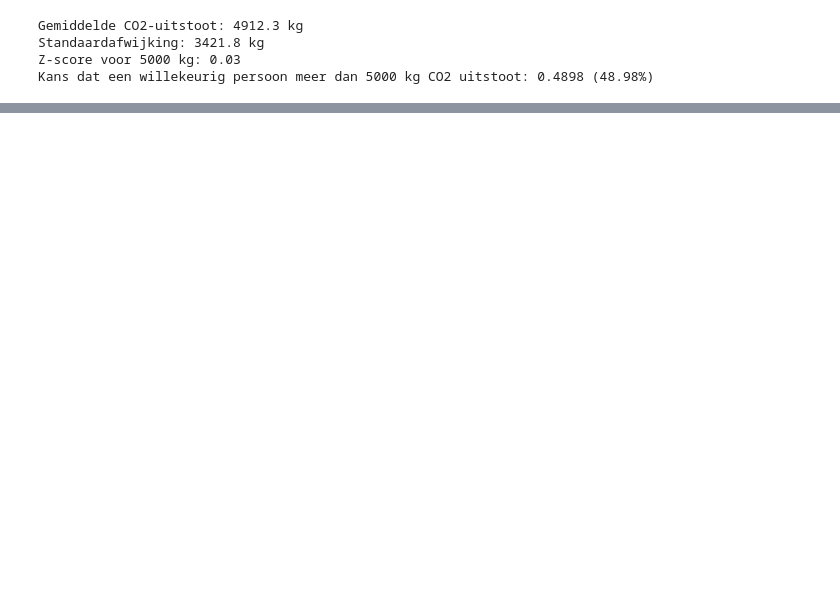
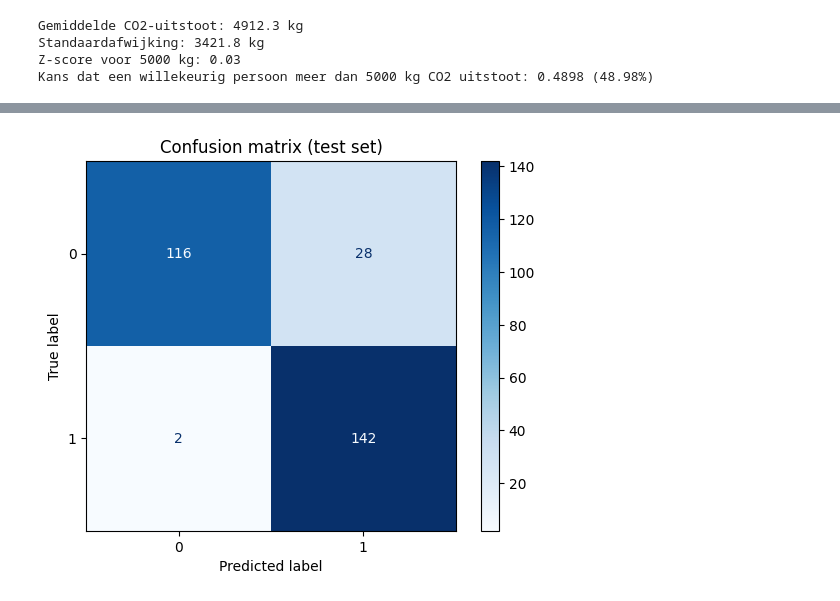
Before and after one commit to rabpie/portfolio_wis, a Jupyter notebook: Untitled-1.ipynb, the cells around one changed output, grey strips where cells are left out. Drawn from its saved outputs; the diff is of its cells as text; code cells hidden in the pictures; blank space fills up the shorter version.

```diff
--- a/Untitled-1.ipynb
+++ b/Untitled-1.ipynb
@@ -228,0 +776,78 @@ Kans dat een willekeurig persoon meer dan 5000 kg CO2 uitstoot: 0.4898 (48.98%)
+# %%
+# CLASSIFICATIE: train model op binaire target met alleen top-5 features
+from sklearn.model_selection import train_test_split, cross_val_score
+from sklearn.linear_model import LogisticRegression
+from sklearn.preprocessing import OneHotEncoder, StandardScaler
+from sklearn.compose import ColumnTransformer
+from sklearn.pipeline import Pipeline
+from sklearn.metrics import accuracy_score, precision_score, recall_score, f1_score, classification_report, roc_auc_score, ConfusionMatrixDisplay
+import matplotlib.pyplot as plt
+import numpy as np
+
+# Selecteer top-5 originele features (zorg dat variabele bestaat)
+try:
+    features = top_5_features_original
+except NameError:
+    features = coeff_df.head(5)['feature'].tolist()
+    features = [f.replace('cat__','').rsplit('_',1)[0] if f.startswith('cat__') else f for f in features]
+
+X_top5_clf = X_clf[features].copy()
+y = y_clf.astype(int)
+
+# Splitsen (stratify voor gelijk verdeelde klassen in train/test)
+X_train_c, X_test_c, y_train_c, y_test_c = train_test_split(X_top5_clf, y, test_size=0.2, random_state=42, stratify=y)
+
+# Identificeer categorische en numerieke in de geselecteerde features
+cat_cols_c = [c for c in features if c in categorical_cols]
+num_cols_c = [c for c in features if c in numeric_cols]
+
+transformers = []
+if cat_cols_c:
+    transformers.append(('cat', OneHotEncoder(drop='first', sparse_output=False, handle_unknown='ignore'), cat_cols_c))
+if num_cols_c:
+    transformers.append(('num', StandardScaler(), num_cols_c))
+
+preproc_clf = ColumnTransformer(transformers=transformers, remainder='passthrough')
+
+pipeline_clf = Pipeline([
+    ('preproc', preproc_clf),
+    ('clf', LogisticRegression(max_iter=1000))
+])
+
+# Train
+pipeline_clf.fit(X_train_c, y_train_c)
+
+y_pred = pipeline_clf.predict(X_test_c)
+y_proba = pipeline_clf.predict_proba(X_test_c)[:,1] if hasattr(pipeline_clf.named_steps['clf'], 'predict_proba') else None
+
+# Metrics
+acc = accuracy_score(y_test_c, y_pred)
+prec = precision_score(y_test_c, y_pred)
+rec = recall_score(y_test_c, y_pred)
+f1 = f1_score(y_test_c, y_pred)
+roc = roc_auc_score(y_test_c, y_proba) if y_proba is not None else None
+
+print('Classificatie resultaten (test set):')
+print(f'  Accuracy : {acc:.3f}')
+print(f'  Precision: {prec:.3f}')
+print(f'  Recall   : {rec:.3f}')
+print(f'  F1-score : {f1:.3f}')
+if roc is not None:
+    print(f'  ROC AUC  : {roc:.3f}')
+
+print('\nClassification report:\n')
+print(classification_report(y_test_c, y_pred, digits=3))
+
+# Confusion matrix
+disp = ConfusionMatrixDisplay.from_estimator(pipeline_clf, X_test_c, y_test_c, cmap='Blues')
+plt.title('Confusion matrix (test set)')
+plt.show()
+
+# Cross-validated accuracy (5-fold)
+cv_acc = cross_val_score(pipeline_clf, X_top5_clf, y, cv=5, scoring='accuracy')
+print('5-fold CV accuracy (top-5 features):', np.round(cv_acc,3))
+print('Mean CV accuracy:', cv_acc.mean())
+
+# Bewaar model in kernel variabele
+clf_model_top5 = pipeline_clf
+# %% [output]
@@ -228,0 +871 @@ Kans dat een willekeurig persoon meer dan 5000 kg CO2 uitstoot: 0.4898 (48.98%)
+[figure, added]
```
Also changed, not shown: parts of 11 cells of this notebook.
